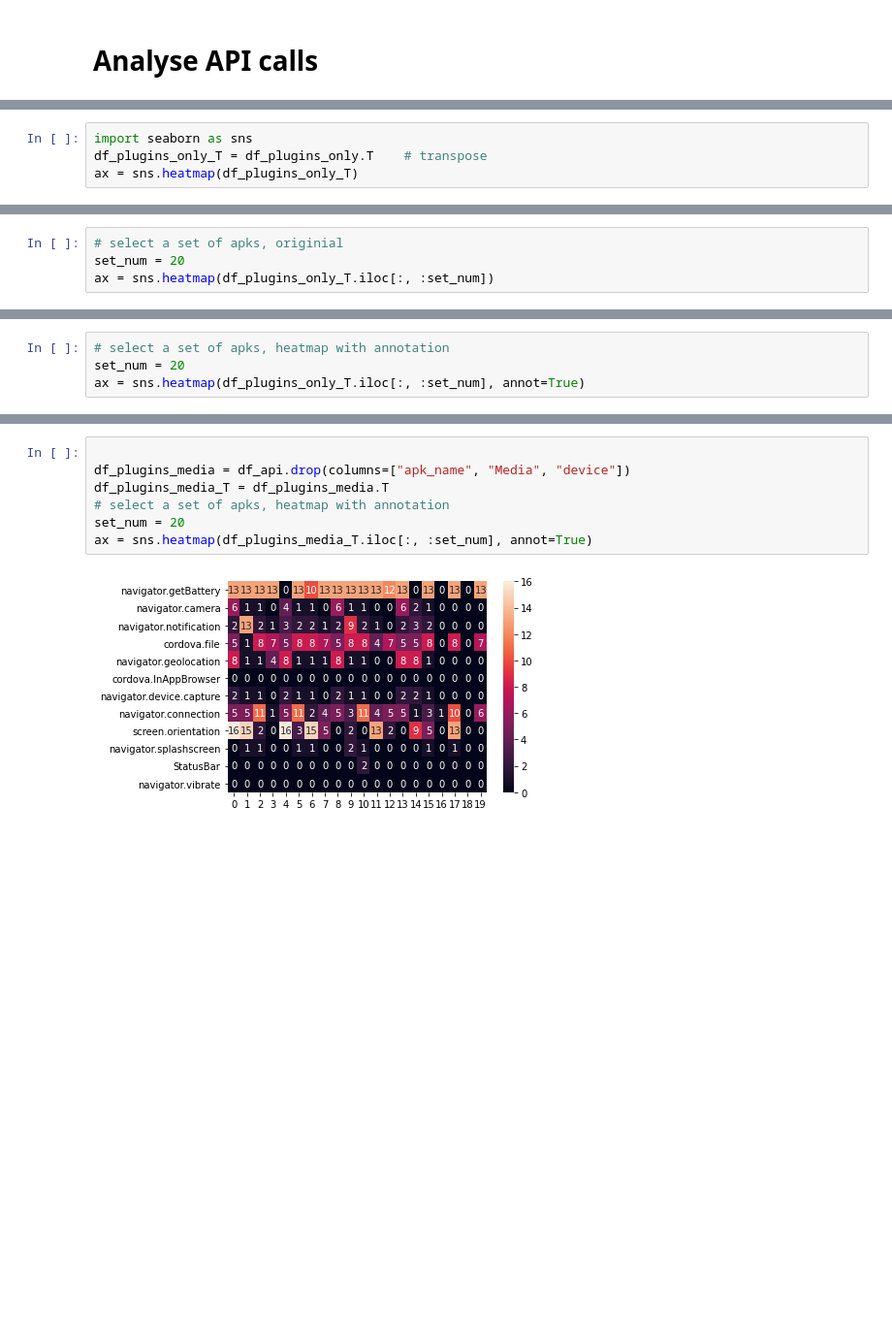
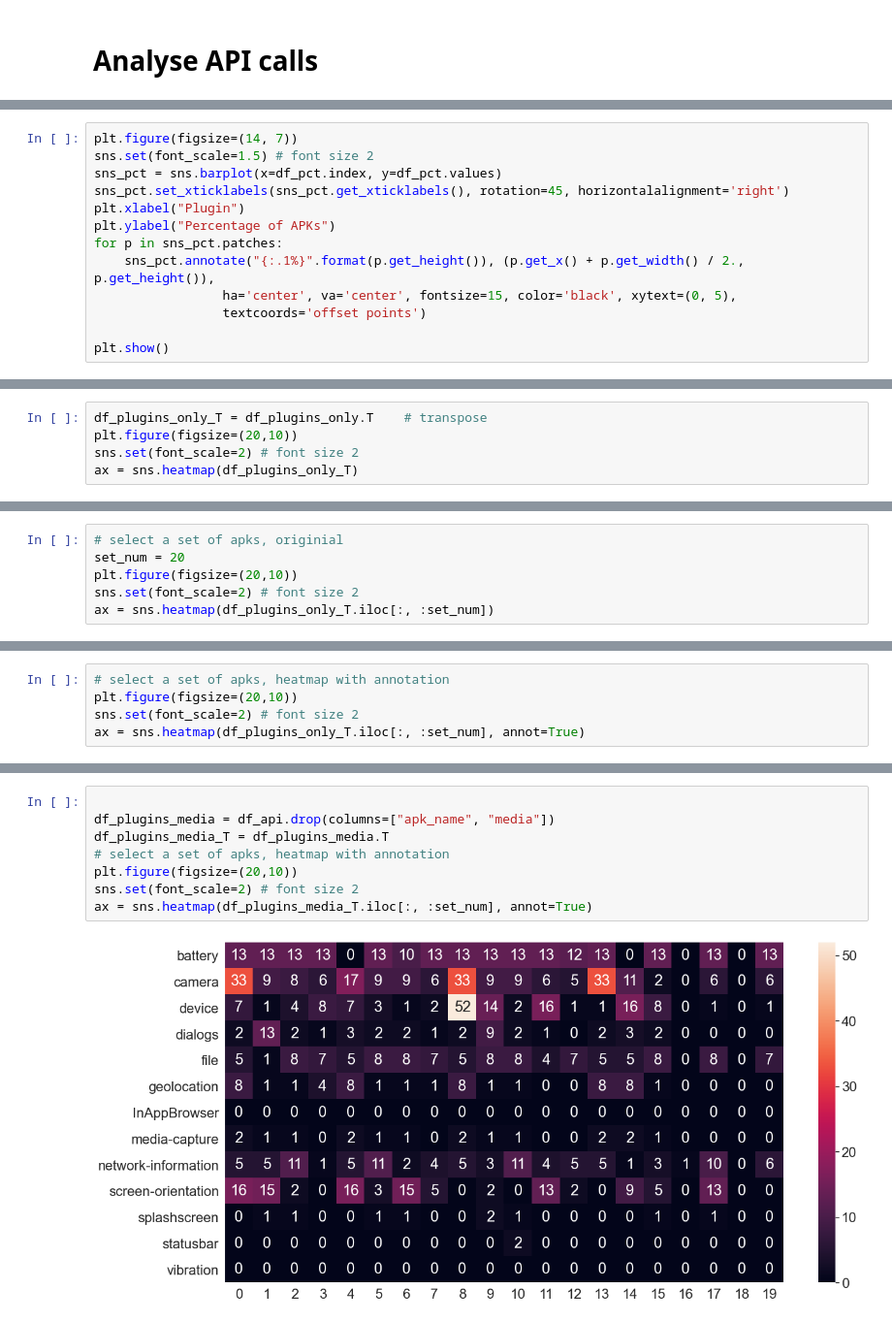
Before and after one commit to allensun623/Android-Security-Analysis, a Jupyter notebook: apk_analysis/api_calls_analysis/cdv_plugins.ipynb, the cells around one changed output, grey strips where cells are left out. Shown at 97% size. Saved outputs shown, nothing was run; the diff lists cells and outputs as text; blank space fills up the shorter version.

```diff
--- a/apk_analysis/api_calls_analysis/cdv_plugins.ipynb
+++ b/apk_analysis/api_calls_analysis/cdv_plugins.ipynb
@@ -82,0 +130,13 @@ df_plugins_only
+# %%
+plt.figure(figsize=(14, 7))
+sns.set(font_scale=1.5) # font size 2
+sns_pct = sns.barplot(x=df_pct.index, y=df_pct.values)
+sns_pct.set_xticklabels(sns_pct.get_xticklabels(), rotation=45, horizontalalignment='right')
+plt.xlabel("Plugin")
+plt.ylabel("Percentage of APKs")
+for p in sns_pct.patches:
+    sns_pct.annotate("{:.1%}".format(p.get_height()), (p.get_x() + p.get_width() / 2., p.get_height()),
+                 ha='center', va='center', fontsize=15, color='black', xytext=(0, 5),
+                 textcoords='offset points')
+
+plt.show()
@@ -85,5 +149,6 @@ df_plugins_only
 # %%
-import seaborn as sns
 df_plugins_only_T = df_plugins_only.T    # transpose
+plt.figure(figsize=(20,10))
+sns.set(font_scale=2) # font size 2
 ax = sns.heatmap(df_plugins_only_T)
 # %% [output]
@@ -91,5 +158,7 @@ ax = sns.heatmap(df_plugins_only_T)
 # %%
 # select a set of apks, originial
 set_num = 20
+plt.figure(figsize=(20,10))
+sns.set(font_scale=2) # font size 2
 ax = sns.heatmap(df_plugins_only_T.iloc[:, :set_num])
 # %% [output]
@@ -97,5 +166,6 @@ ax = sns.heatmap(df_plugins_only_T.iloc[:, :set_num])
 # %%
 # select a set of apks, heatmap with annotation
-set_num = 20
+plt.figure(figsize=(20,10))
+sns.set(font_scale=2) # font size 2
 ax = sns.heatmap(df_plugins_only_T.iloc[:, :set_num], annot=True)
 # %% [output]
@@ -105,9 +175,10 @@ ax = sns.heatmap(df_plugins_only_T.iloc[:, :set_num], annot=True)
 # %%
 
-df_plugins_media = df_api.drop(columns=["apk_name", "Media", "device"])
+df_plugins_media = df_api.drop(columns=["apk_name", "media"])
 df_plugins_media_T = df_plugins_media.T
 # select a set of apks, heatmap with annotation
-set_num = 20
+plt.figure(figsize=(20,10))
+sns.set(font_scale=2) # font size 2
 ax = sns.heatmap(df_plugins_media_T.iloc[:, :set_num], annot=True)
 # %% [output]
-[figure, old version]
+[figure, new version]
```
Also changed, not shown: parts of 18 cells of this notebook, 10 other files.
